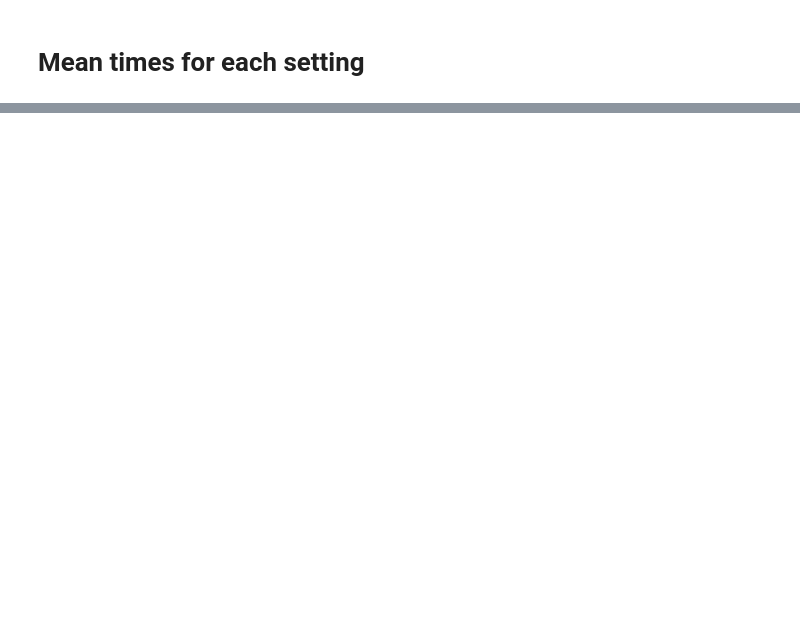
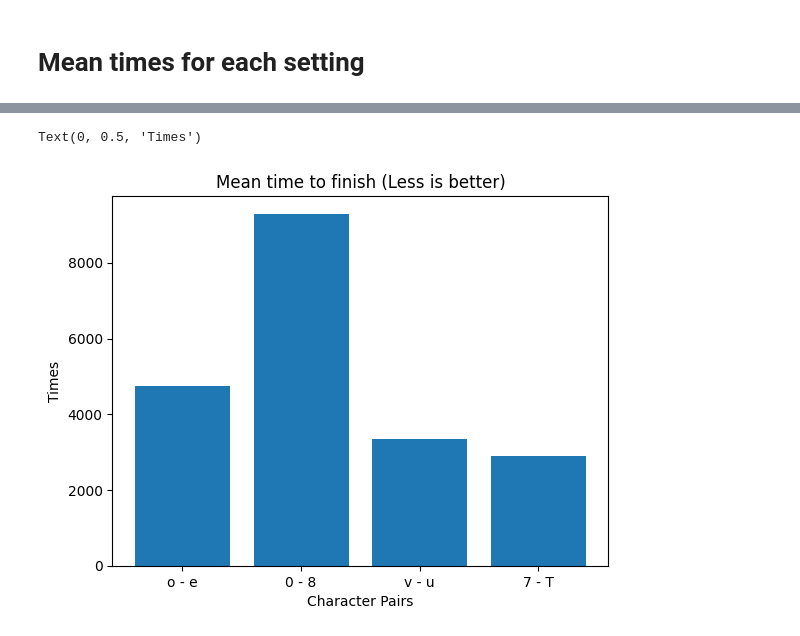
Before and after one commit to PatrickGraf99/Forschungsseminar-Website, a Jupyter notebook: evaluation/evaluator.ipynb, the cells around one changed output, grey strips where cells are left out. Drawn from its saved outputs; the diff is of its cells as text; code cells hidden in the pictures; blank space fills up the shorter version.

```diff
--- a/evaluation/evaluator.ipynb
+++ b/evaluation/evaluator.ipynb
@@ -62,0 +79,8 @@ plot_overall_learning_trend(df)
+# %%
+visualization = plt.bar(['o - e', '0 - 8', 'v - u', '7 - T'], filler_outlier_means)
+plt.title('Mean time to finish (Less is better)')
+plt.xlabel('Character Pairs')
+plt.ylabel('Times')
+# %% [output]
+Text(0, 0.5, 'Times')
+[figure, added]
```
Also changed, not shown: parts of 9 cells of this notebook.
